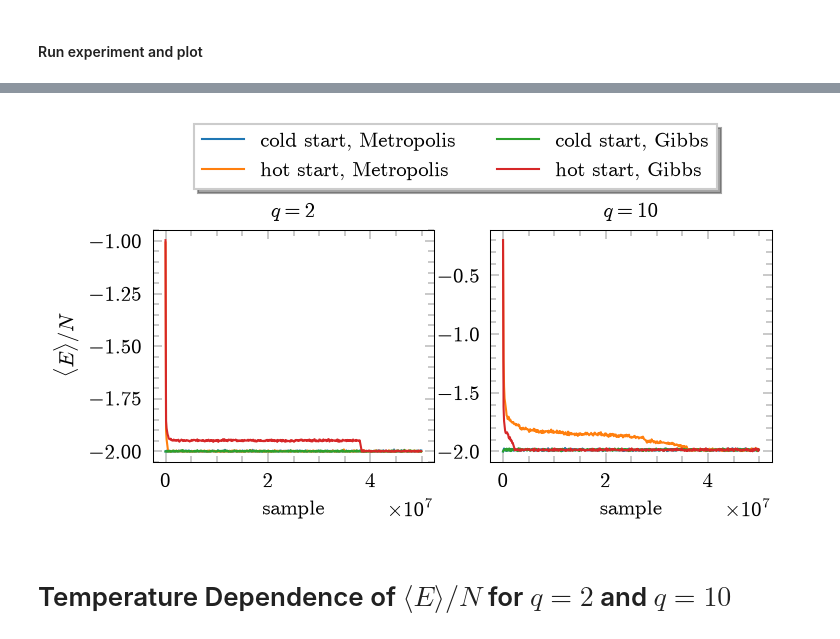
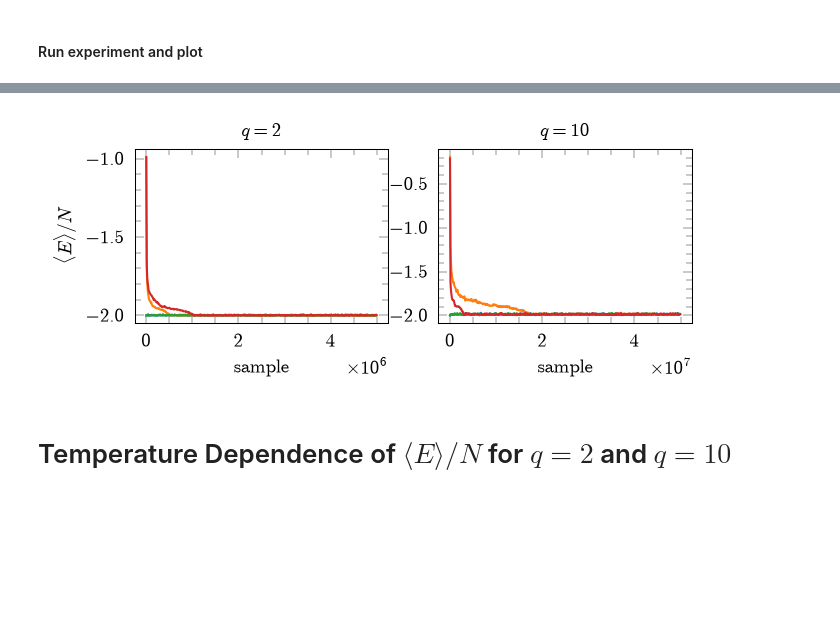
Before and after one commit to AndreaRaaschou/BERN01, a Jupyter notebook: potts_project/hugo/main.ipynb, the cells around one changed output, grey strips where cells are left out. Drawn from its saved outputs; the diff is of its cells as text; code cells hidden in the pictures; blank space fills up the shorter version.

```diff
--- a/potts_project/hugo/main.ipynb
+++ b/potts_project/hugo/main.ipynb
@@ -37,11 +33,12 @@ def plot_convergence(L, T, q, num_samples, step, ax) -> None:
 #### Run experiment and plot
 # %%
 T = 5
+L = 100
 
 num_samples = 50_000
 step = 100
 
-fig, ax = plt.subplots(1, 2, figsize=(5,2), dpi=150)
+fig, ax = plt.subplots(1, 2, figsize=(4.5,1.5), dpi=150)
 
 plot_convergence(L, T, 2, num_samples, step, ax=ax[0])
 plot_convergence(L, T, 10, num_samples, step, ax=ax[1])
@@ -51,7 +48,7 @@ for axis in ax:
 ax[0].set_ylabel(r"$\langle E \rangle / N$")
 
 
-ax[0].legend(loc='upper center', bbox_to_anchor=(1.075, 1.5),
+ax[0].legend(loc='upper center', bbox_to_anchor=(1.075, 1.65),
                      ncol=2, fancybox=False, shadow=True)
 
 plt.savefig(FIG_PATH + f"convergence_T={T:.1f}.pdf", bbox_inches='tight', transparent=True, backend='pgf')
@@ -61,23 +58,23 @@ plt.show()
 # %%
 T = 0.5
 L = 50
 
-fig, ax = plt.subplots(1, 2, figsize=(5,2), dpi=150)
+fig, ax = plt.subplots(1, 2, figsize=(4.5,1.5), dpi=150)
 
-plot_convergence(L, T, 2, 5*10**7, 10**5, ax=ax[0])
+plot_convergence(L, T, 2, 5*10**6, 10**4, ax=ax[0])
 plot_convergence(L, T, 10, 5*10**7, 10**5, ax=ax[1])
 
 for axis in ax:
     axis.set_xlabel("sample")
 ax[0].set_ylabel(r"$\langle E \rangle / N$")
 
-ax[0].legend(loc='upper center', bbox_to_anchor=(1.075, 1.5),
-                     ncol=2, fancybox=False, shadow=True)
+# ax[0].legend(loc='upper center', bbox_to_anchor=(1.075, 1.5),
+#                      ncol=2, fancybox=False, shadow=True)
 
 plt.savefig(FIG_PATH + f"convergence_T={T:.1f}.pdf", bbox_inches='tight', transparent=True, backend='pgf')
 plt.show()
 # %% [output]
-[figure, old version]
+[figure, new version]
 # %% [markdown]
 # Temperature Dependence of $\langle E \rangle / N$ for $q = 2$ and $q = 10$
 # %% [markdown]
```
Also changed, not shown: parts of 21 cells of this notebook, 1 other file.
